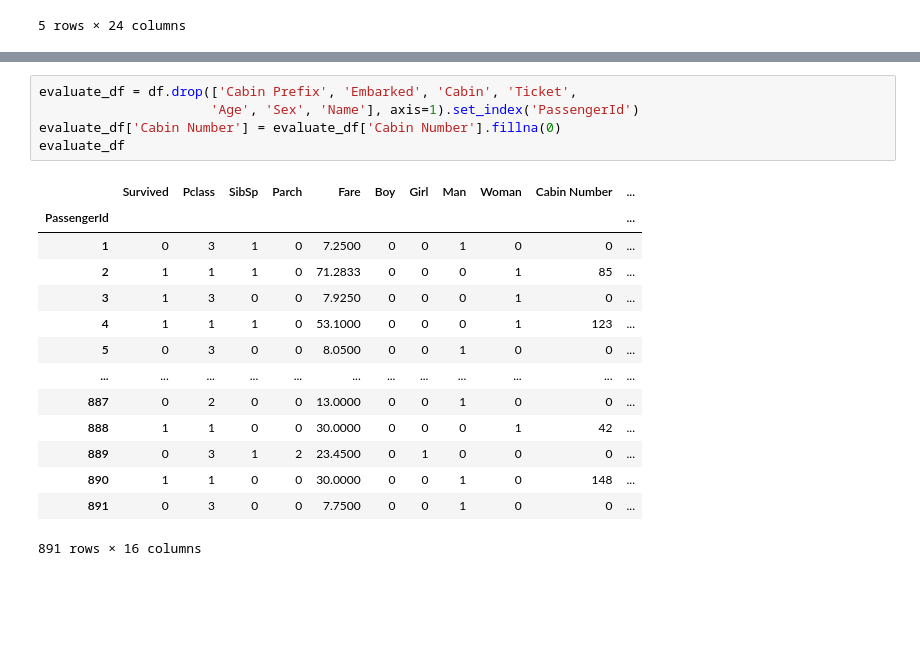
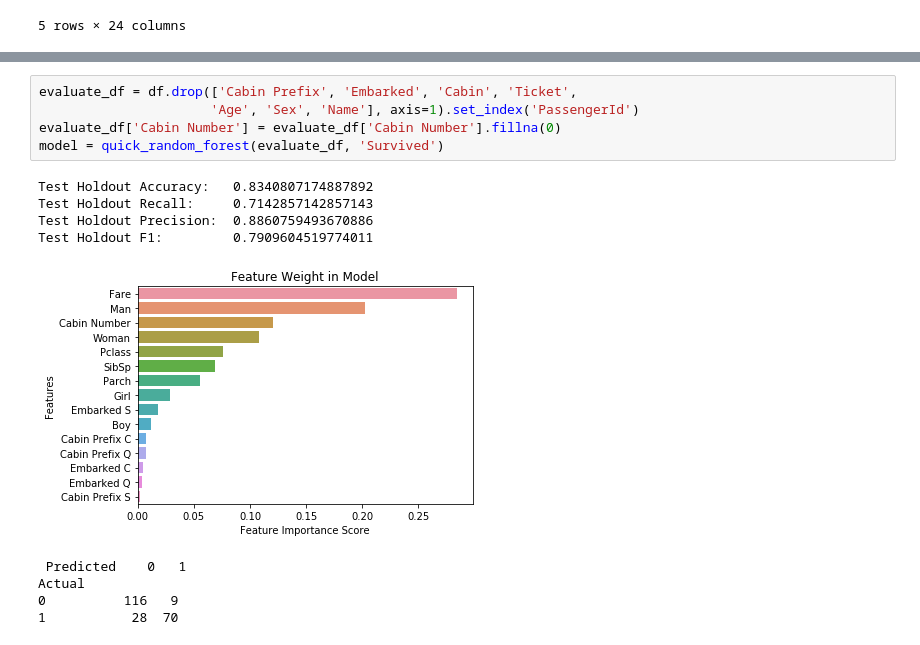
Before and after one commit to mdpurvis/kaggle_competitions, a Jupyter notebook: titanic/notebooks/data cleaning and prediction analysis.ipynb, the cells around one changed output, grey strips where cells are left out. Saved outputs shown, nothing was run; the diff lists cells and outputs as text; blank space fills up the shorter version.

```diff
--- a/titanic/notebooks/data cleaning and prediction analysis.ipynb
+++ b/titanic/notebooks/data cleaning and prediction analysis.ipynb
@@ -127,20 +107,15 @@ memory usage: 168.1+ KB
 # %%
 evaluate_df = df.drop(['Cabin Prefix', 'Embarked', 'Cabin', 'Ticket',
                       'Age', 'Sex', 'Name'], axis=1).set_index('PassengerId')
 evaluate_df['Cabin Number'] = evaluate_df['Cabin Number'].fillna(0)
-evaluate_df
+model = quick_random_forest(evaluate_df, 'Survived')
 # %% [output]
-|  | Survived | Pclass | SibSp | Parch | Fare | Boy | Girl | Man | Woman | Cabin Number | ... |
-| PassengerId |  |  |  |  |  |  |  |  |  |  | ... |
-| 1 | 0 | 3 | 1 | 0 | 7.2500 | 0 | 0 | 1 | 0 | 0 | ... |
-| 2 | 1 | 1 | 1 | 0 | 71.2833 | 0 | 0 | 0 | 1 | 85 | ... |
-| 3 | 1 | 3 | 0 | 0 | 7.9250 | 0 | 0 | 0 | 1 | 0 | ... |
-| 4 | 1 | 1 | 1 | 0 | 53.1000 | 0 | 0 | 0 | 1 | 123 | ... |
-| 5 | 0 | 3 | 0 | 0 | 8.0500 | 0 | 0 | 1 | 0 | 0 | ... |
-| ... | ... | ... | ... | ... | ... | ... | ... | ... | ... | ... | ... |
-| 887 | 0 | 2 | 0 | 0 | 13.0000 | 0 | 0 | 1 | 0 | 0 | ... |
-| 888 | 1 | 1 | 0 | 0 | 30.0000 | 0 | 0 | 0 | 1 | 42 | ... |
-| 889 | 0 | 3 | 1 | 2 | 23.4500 | 0 | 1 | 0 | 0 | 0 | ... |
-| 890 | 1 | 1 | 0 | 0 | 30.0000 | 0 | 0 | 1 | 0 | 148 | ... |
-| 891 | 0 | 3 | 0 | 0 | 7.7500 | 0 | 0 | 1 | 0 | 0 | ... |
-891 rows × 16 columns
+Test Holdout Accuracy:   0.8340807174887892
+Test Holdout Recall:     0.7142857142857143
+Test Holdout Precision:  0.8860759493670886
+Test Holdout F1:         0.7909604519774011
+[figure, added]
+ Predicted    0   1
+Actual
+0          116   9
+1           28  70
```
Also changed, not shown: parts of 4 cells of this notebook, 1 other file.
